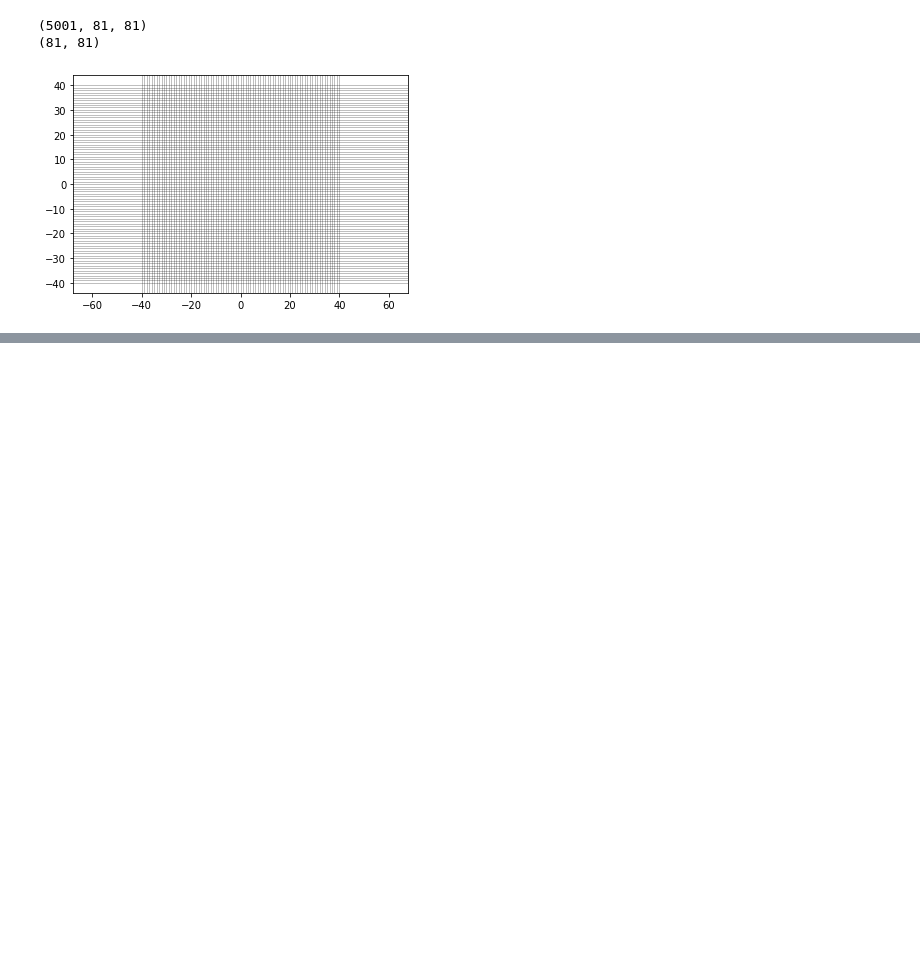
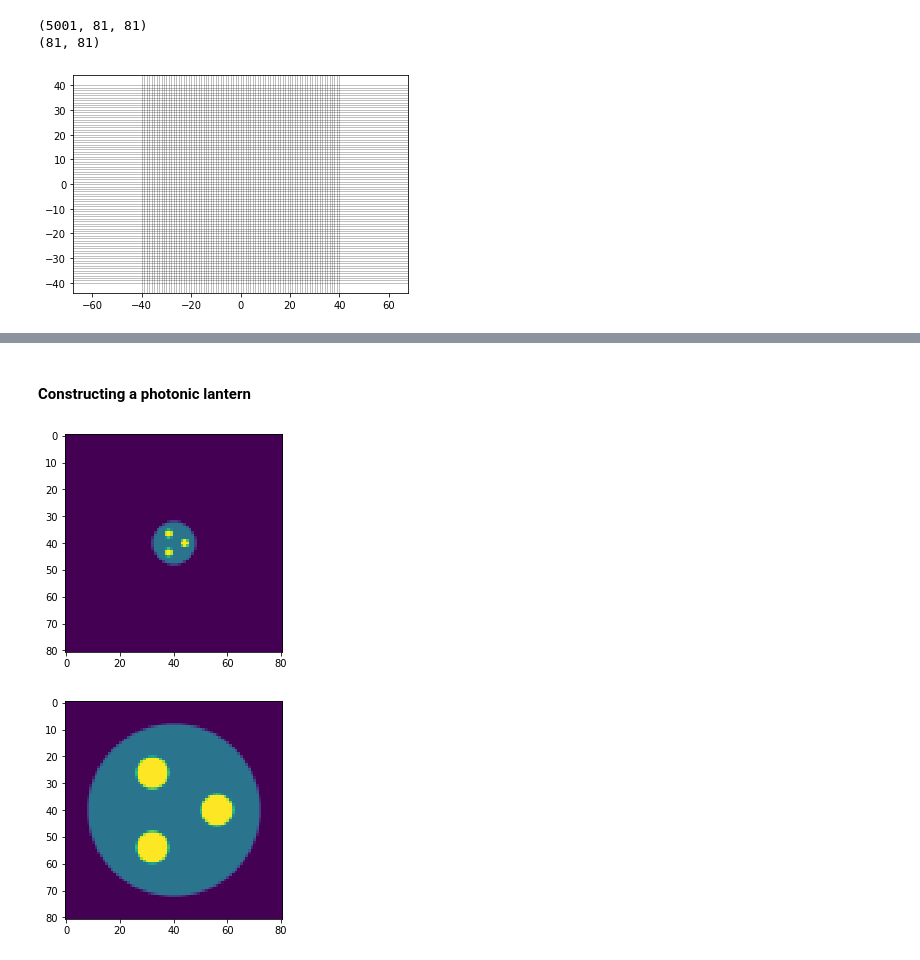
Before and after one commit to jw-lin/lightbeam, a Jupyter notebook: Lightbeam.ipynb, the cells around one changed output, grey strips where cells are left out. Drawn from its saved outputs; the diff is of its cells as text; code cells hidden in the pictures; blank space fills up the shorter version.

```diff
--- a/Lightbeam.ipynb
+++ b/Lightbeam.ipynb
@@ -126,0 +177,35 @@ While OpticSys is in principle able to model any waveguide structure, given appr
+# %% [markdown]
+#### Constructing a photonic lantern
+# %%
+### Constructing a 3 port lantern ###
+
+core_offset = 4 # offset of cores from origin
+ncore = 1.4504 + 0.0088 # lantern core refractive index
+nclad = 1.4504 # cladding index
+njack = 1.4504 - 5.5e-3 # jacket index
+rclad = 8
+rcore = 1.5
+final_scale = 4 # tapering factor of lantern
+z_ex = 10000
+
+core0 = optics.scaled_cyl([0,core_offset],rcore,z_ex,ncore,nclad,final_scale=final_scale)
+core1 = optics.scaled_cyl([-np.sqrt(3)/2*core_offset,-core_offset/2],rcore,z_ex,ncore,nclad,final_scale=final_scale)
+core2 = optics.scaled_cyl([np.sqrt(3)/2*core_offset,-core_offset/2],rcore,z_ex,ncore,nclad,final_scale=final_scale)
+clad = optics.scaled_cyl([0,0],rclad,z_ex,nclad,njack,final_scale=final_scale)
+
+lant3 = optics.OpticSys([clad,core2,core1,core0],njack)
+lant3.set_sampling(mesh.xy) # OpticSys objects have a function that can send a RectMesh2D object to all contianed primitives,
+                            # in order to set the sampling.
+
+out = np.zeros(mesh.xy.shape)
+
+lant3.set_IORsq(out,0)
+plt.imshow(out,vmin=njack*njack,vmax=ncore*ncore)
+plt.show()
+
+lant3.set_IORsq(out,10000)
+plt.imshow(out,vmin=njack*njack,vmax=ncore*ncore)
+plt.show()
+# %% [output]
+[figure, added]
+[figure, added]
```
Also changed, not shown: parts of 12 cells of this notebook.
